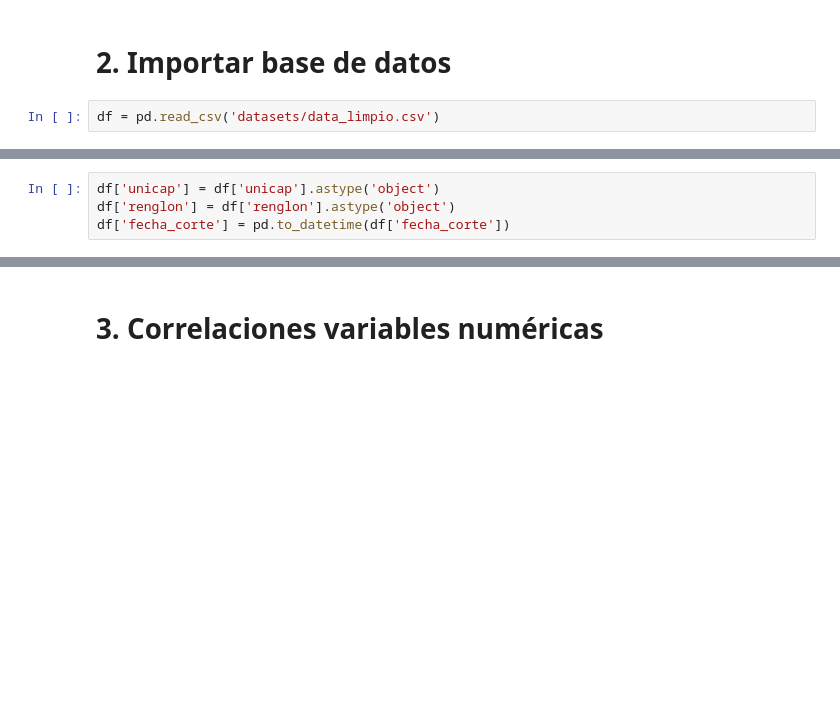
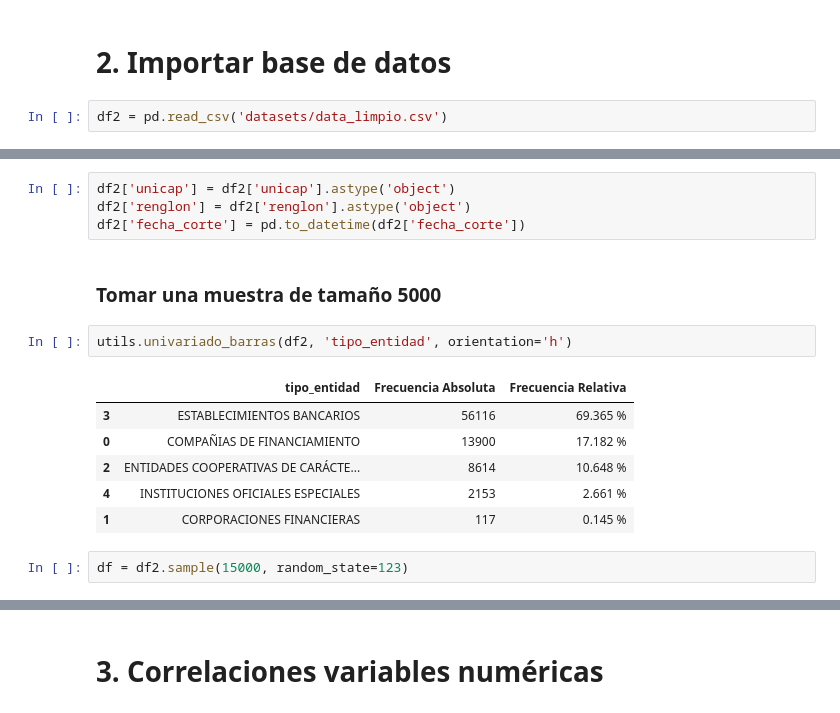
Before and after one commit to AlexanderBedoyaC/no_supervisado, a Jupyter notebook: 2. Análisis de Correlaciones.ipynb, the cells around one changed output, grey strips where cells are left out. Drawn from its saved outputs; the diff is of its cells as text; blank space fills up the shorter version.

```diff
--- a/2. Análisis de Correlaciones.ipynb
+++ b/2. Análisis de Correlaciones.ipynb
@@ -14,5 +14,5 @@ reload(utils)  # Recarga el módulo
 # %% [markdown]
 # 2. Importar base de datos
 # %%
-df = pd.read_csv('datasets/data_limpio.csv')
+df2 = pd.read_csv('datasets/data_limpio.csv')
 # %%
@@ -28,4 +28,17 @@ df.head()
 # %%
-df['unicap'] = df['unicap'].astype('object')
-df['renglon'] = df['renglon'].astype('object')
-df['fecha_corte'] = pd.to_datetime(df['fecha_corte'])
+df2['unicap'] = df2['unicap'].astype('object')
+df2['renglon'] = df2['renglon'].astype('object')
+df2['fecha_corte'] = pd.to_datetime(df2['fecha_corte'])
+# %% [markdown]
+### Tomar una muestra de tamaño 5000
+# %%
+utils.univariado_barras(df2, 'tipo_entidad', orientation='h')
+# %% [output]
+|  | tipo_entidad | Frecuencia Absoluta | Frecuencia Relativa |
+| 3 | ESTABLECIMIENTOS BANCARIOS | 56116 | 69.365 % |
+| 0 | COMPAÑIAS DE FINANCIAMIENTO | 13900 | 17.182 % |
+| 2 | ENTIDADES COOPERATIVAS DE CARÁCTE... | 8614 | 10.648 % |
+| 4 | INSTITUCIONES OFICIALES ESPECIALES | 2153 | 2.661 % |
+| 1 | CORPORACIONES FINANCIERAS | 117 | 0.145 % |
+# %%
+df = df2.sample(15000, random_state=123)
```
Also changed, not shown: parts of 9 cells of this notebook, 7 other files.
